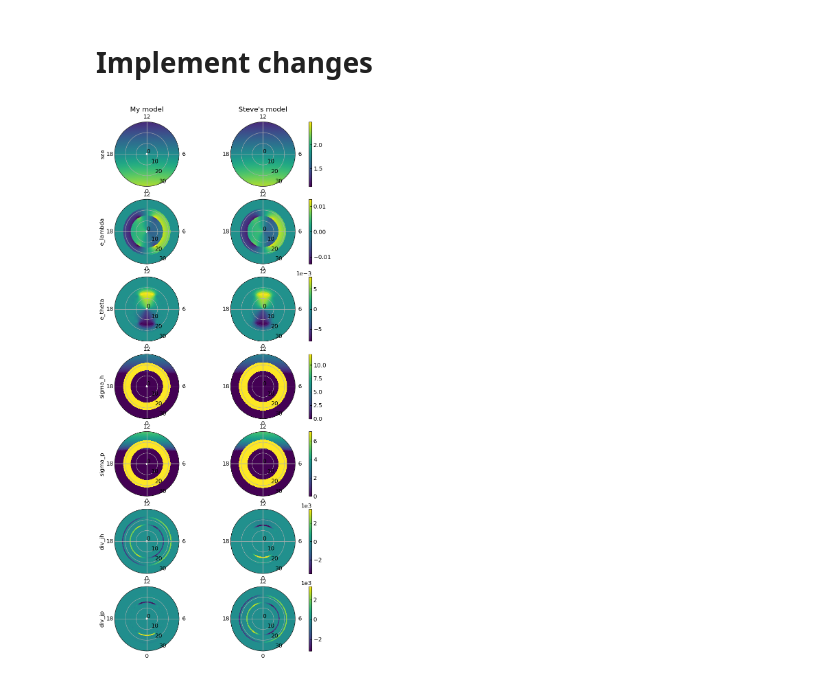
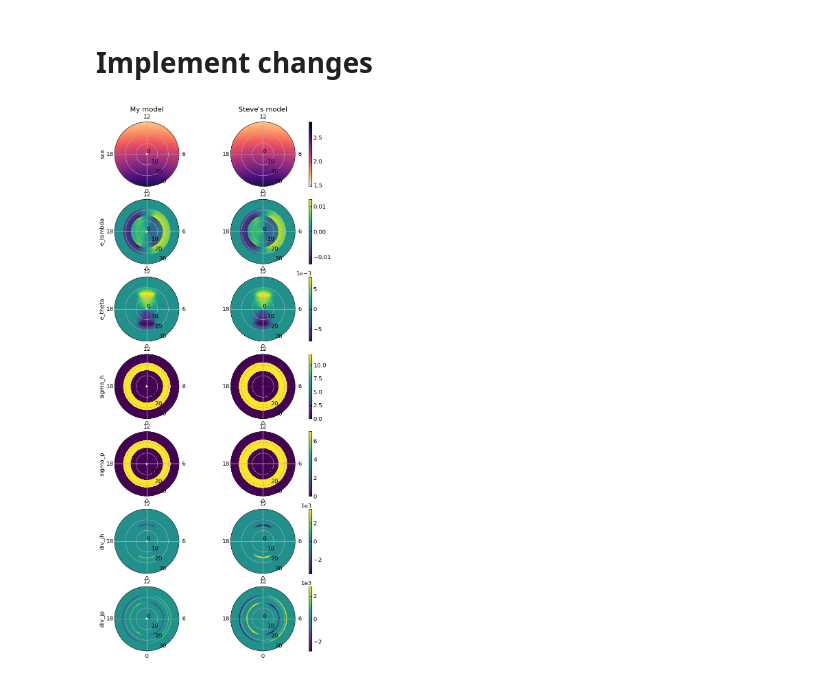
Before and after one commit to johncoxon/facer-model, a Jupyter notebook: notebooks/Milan (2013).ipynb, the cells around one changed output. Drawn from its saved outputs; the diff is of its cells as text; code cells hidden in the pictures.

Commit message:
Small edits to the BetterModel class.

```diff
--- a/notebooks/Milan (2013).ipynb
+++ b/notebooks/Milan (2013).ipynb
@@ -97,5 +97,5 @@ cbar.set_label(r"Flow vector (ms$^{-1}$)")
 # Implement changes
 # %%
 import datetime as dt
-model = BetterModel(8.09364 * 1.7, 8.09364 * 1.7, 78.8214, dt.datetime(2010,1,1,17), "north",
+model = BetterModel(8.09364 * 1.7, 8.09364 * 1.7, 78.8214, dt.datetime(2010, 1, 1, 5), "north",
                     f_pc=0.3, r1_colat=15, delta_colat=7)
@@ -104,37 +102,41 @@ div_jh, div_jp, fac = model.currents()
 # %%
 from scipy.io import readsav
 
-sav = readsav("../3_0_17.sav")
+sav = readsav(f"../3_0_5.sav")
 # %%
 from johncoxon.plot import add_cax, configure_polar_plot, save_figure
 
 fig, ax = plt.subplots(7, 2, figsize=(8, 20), subplot_kw={"polar": True})
 mesh = np.empty_like(ax, dtype=object)
 
 ax[0, 0].set_title("My model")
 ax[0, 1].set_title("Steve's model")
 
-model_variables = [model.sza, model.e_labda, model.e_theta, model.sigma_h, model.sigma_p, div_jh, div_jp]
-for row, variable in enumerate(model_variables):
-    mesh[row, 0] = ax[row, 0].pcolormesh(model.theta, model.colat, variable, shading="nearest")
+model_variables = [model.sza, model.e_labda, model.e_theta, model.sigma_h, model.sigma_p, model.div_jh, model.div_jp]
+idl_variables = ["sza", "e_lambda", "e_theta", "sigma_h", "sigma_p", "div_jh", "div_jp"]
 
-for row, variable in enumerate(["sza", "e_lambda", "e_theta", "sigma_h", "sigma_p", "div_jh", "div_jp"]):
+for row, variable in enumerate(idl_variables):
     if variable == "sza":
         plot = np.radians(sav["sza"])
+        colourmap = "magma_r"
     else:
         plot = sav[variable]
+        colourmap = "viridis"
+
+    mesh[row, 0] = ax[row, 0].pcolormesh(model.theta, model.colat, model_variables[row],
+                                         shading="nearest", cmap=colourmap)
     mesh[row, 1] = ax[row, 1].pcolormesh(np.radians(np.arange(0, 360, 2)), np.arange(40),
-                                         plot.T, shading="nearest")
+                                         plot.T, shading="nearest", cmap=colourmap)
     ax[row, 0].set_ylabel(variable, labelpad=20)
 
     cax = add_cax(fig, ax[row, :])
     clim0 = mesh[row, 0].get_clim()
     clim1 = mesh[row, 1].get_clim()
     for i in [0, 1]:
         mesh[row, i].set_clim(np.min((clim0, clim1)), np.max((clim0, clim1)))
     plt.colorbar(mesh[row, 0], cax=cax)
 
 for a in ax.flatten():
     configure_polar_plot(a, 30)
 # %% [output]
-[figure, old version]
+[figure, new version]
```
Also changed, not shown: parts of 1 cell of this notebook, 1 other file.
